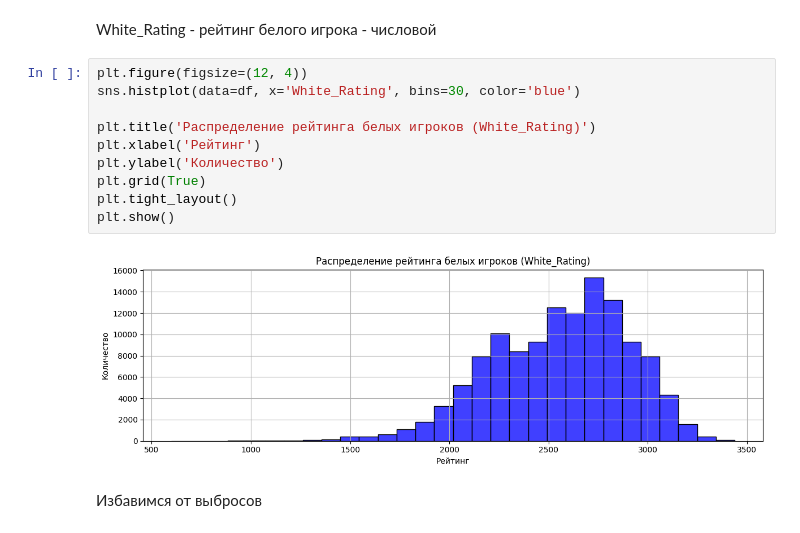
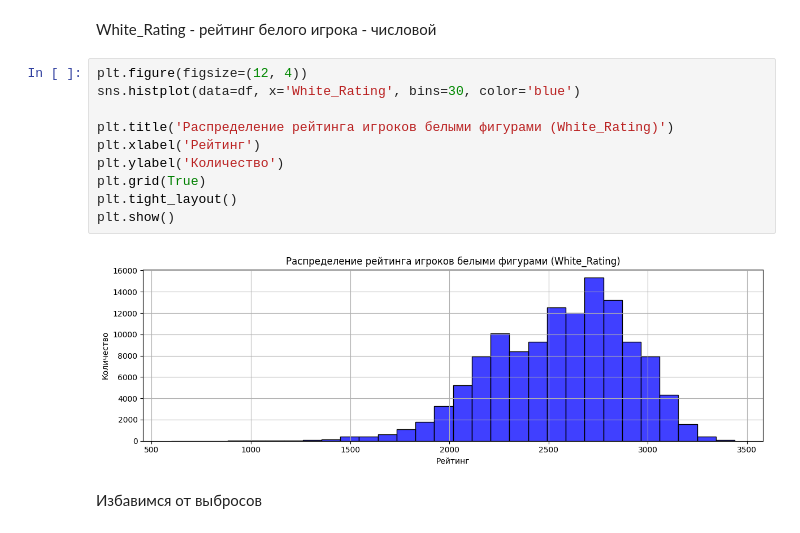
Before and after one commit to Alisa-Shikanyan/ABD-3-chess, a Jupyter notebook: EDA.ipynb, the cells around one changed output. Saved outputs shown, nothing was run; the diff lists cells and outputs as text.

```diff
--- a/EDA.ipynb
+++ b/EDA.ipynb
@@ -568,15 +570,15 @@ White_Rating - рейтинг белого игрока - числовой
 # %%
 plt.figure(figsize=(12, 4))
 sns.histplot(data=df, x='White_Rating', bins=30, color='blue')
 
-plt.title('Распределение рейтинга белых игроков (White_Rating)')
+plt.title('Распределение рейтинга игроков белыми фигурами (White_Rating)')
 plt.xlabel('Рейтинг')
 plt.ylabel('Количество')
 plt.grid(True)
 plt.tight_layout()
 plt.show()
 # %% [output]
-[figure, old version]
+[figure, new version]
 # %% [markdown]
 Избавимся от выбросов
 # %%
```
Also changed, not shown: parts of 5 cells of this notebook.
